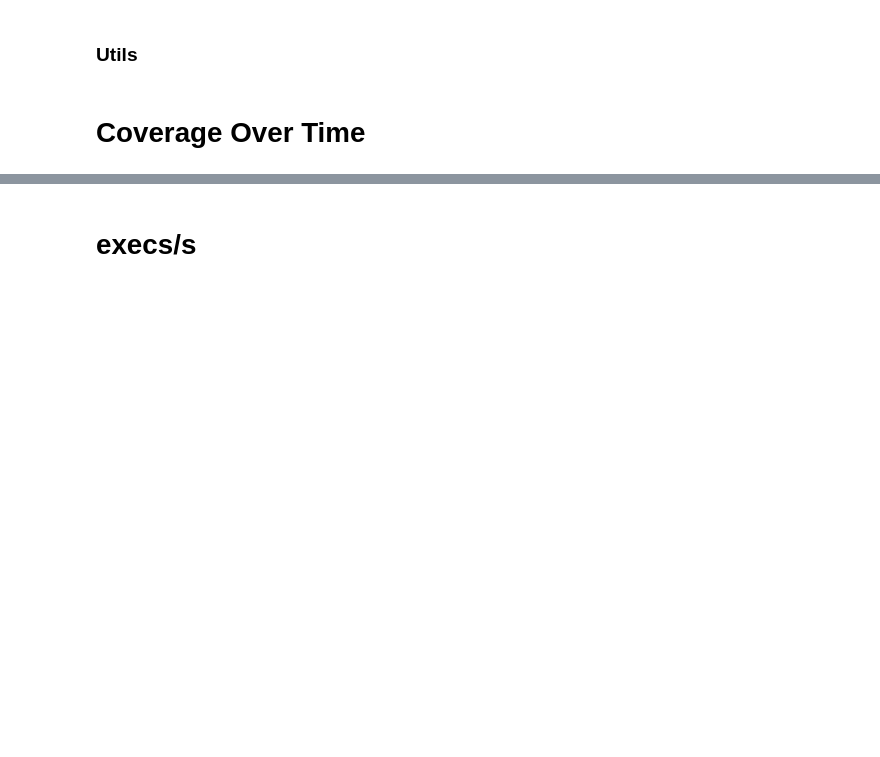
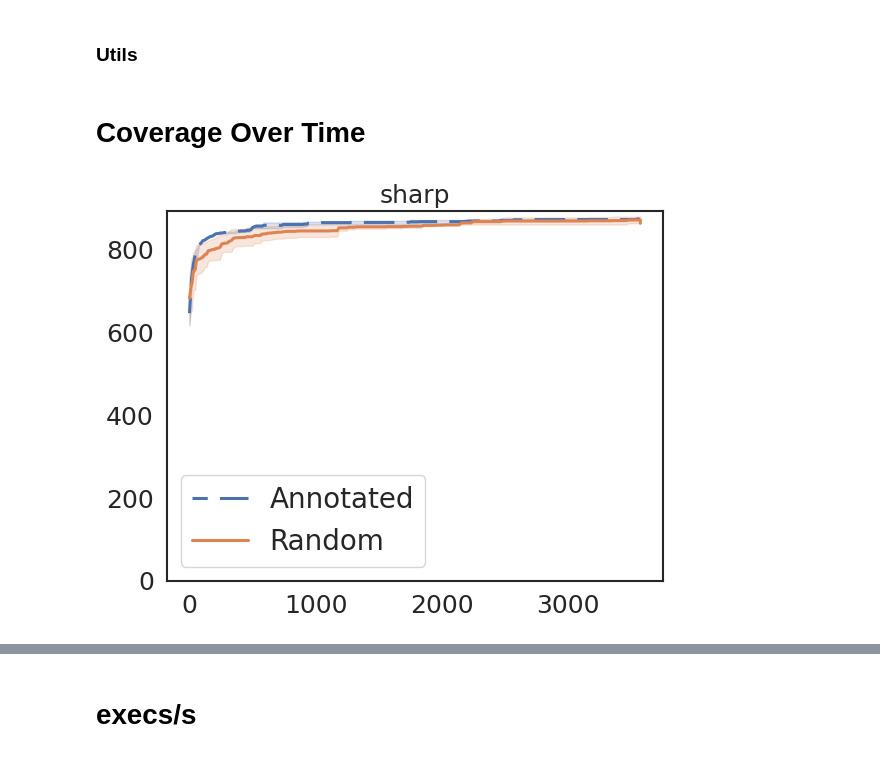
Before and after one commit to mayant15/railcar, a Jupyter notebook: infra/report.ipynb, the cells around one changed output, grey strips where cells are left out. Saved outputs shown, nothing was run; the diff lists cells and outputs as text; code cells hidden in the pictures; blank space fills up the shorter version.

```diff
--- a/infra/report.ipynb
+++ b/infra/report.ipynb
@@ -86 +123,5 @@ def coverage_plot(project, conn):
     plt.show()
+# %%
+coverage_plot("sharp", conn)
+# %% [output]
+[figure, added]
```
Also changed, not shown: parts of 26 cells of this notebook, 14 other files.
